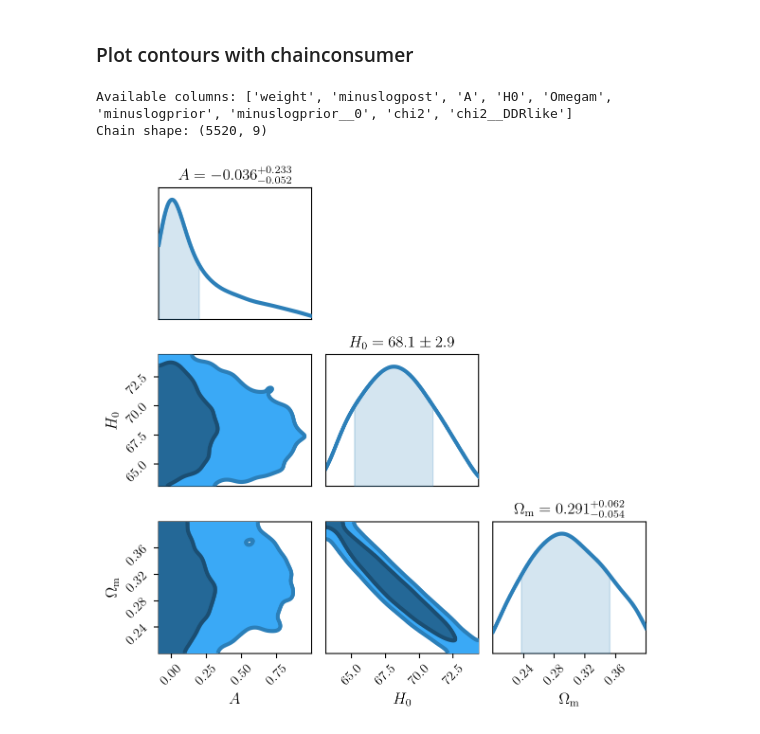
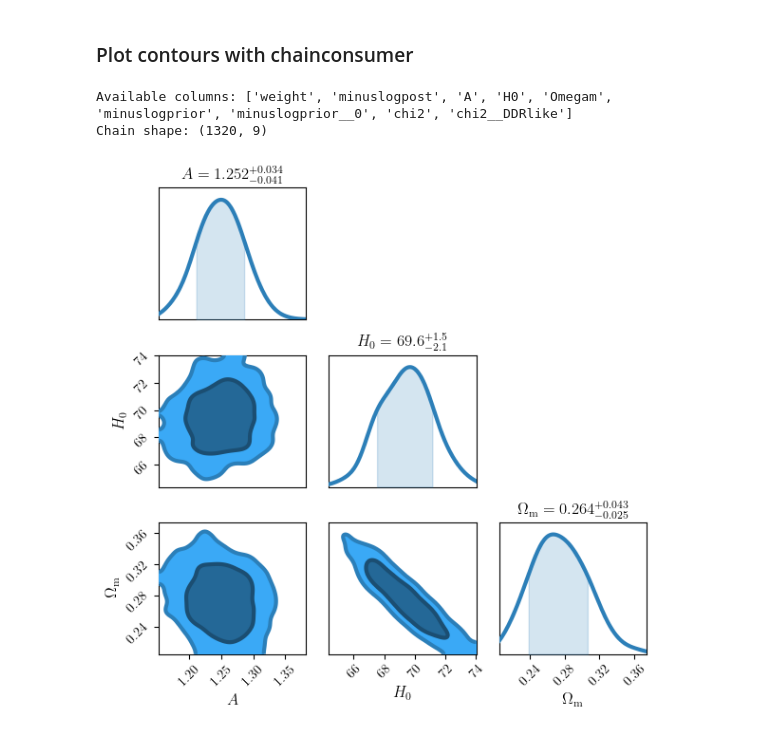
Before and after one commit to nataliehogg/quasar-ddr, a Jupyter notebook: sampler_interface.ipynb, the cells around one changed output. Saved outputs shown, nothing was run; the diff lists cells and outputs as text; code cells hidden in the pictures.

Commit message:
updated mock generation and sampling

```diff
--- a/sampler_interface.ipynb
+++ b/sampler_interface.ipynb
@@ -21,0 +26,6 @@ cool         = ['#41b6c4', '#2c7fb8', '#253494']
+# %%
+# find all datasets
+datasets, unmatched = Utilities.list_mock_datasets()
+
+# show them
+Utilities.print_mock_datasets(datasets, unmatched)
@@ -22,3 +36,6 @@ cool         = ['#41b6c4', '#2c7fb8', '#253494']
+# %%
+# select by index in the list above, returns a dictionary of that dataset's settings
+dataset = Utilities.select_mock_dataset(index=0, datasets=datasets)
 # %% [markdown]
 ### Run Cobaya
 # %%
@@ -107,7 +95,7 @@ updated_info, sampler = run(info)
 ### Plot contours with chainconsumer
 # %%
 # Read the chain file from Cobaya output
-chain_file = 'chains/test.1.txt'
+chain_file = 'chains/'+dataset['settings']+'.1.txt'
 
 # Read the header line to get column names
 with open(chain_file, 'r') as f:
@@ -120,32 +108,32 @@ column_names = header_line.strip('#').split()
 df = pd.read_csv(chain_file, sep=r'\s+', comment='#', names=column_names, header=None)
 
 # Print available columns for debugging
 print("Available columns:", df.columns.tolist())
 print(f"Chain shape: {df.shape}")
 print()
 
 # Extract parameters for the triangle plot
 params = ['A', 'H0', 'Omegam']
 weights = df['weight'].values
 
 # Create ChainConsumer object
 c = ChainConsumer()
 
 # Add the chain with proper column names and weights
 c.add_chain(Chain(samples=df[params], weights=weights, name="DDR",
                   bins=10, smooth=20,
                   shade_gradient=0.8, linewidth=3, color=cool[1]))
 
 c.set_plot_config(PlotConfig(labels={'A': r'$A$', 'H0': r'$H_0$', 'Omegam': r'$\Omega_{\rm m}$'},
                             usetex=True,serif=True))
 
 # Generate triangle plot
 fig = c.plotter.plot(figsize=(6,6))
 
 # Adjust layout for better display
 plt.tight_layout()
 plt.show()
 # %% [output]
 Available columns: ['weight', 'minuslogpost', 'A', 'H0', 'Omegam', 'minuslogprior', 'minuslogprior__0', 'chi2', 'chi2__DDRlike']
-Chain shape: (5520, 9)
+Chain shape: (1320, 9)
-[figure, old version]
+[figure, new version]
```
Also changed, not shown: parts of 6 cells of this notebook, 2 other files.
